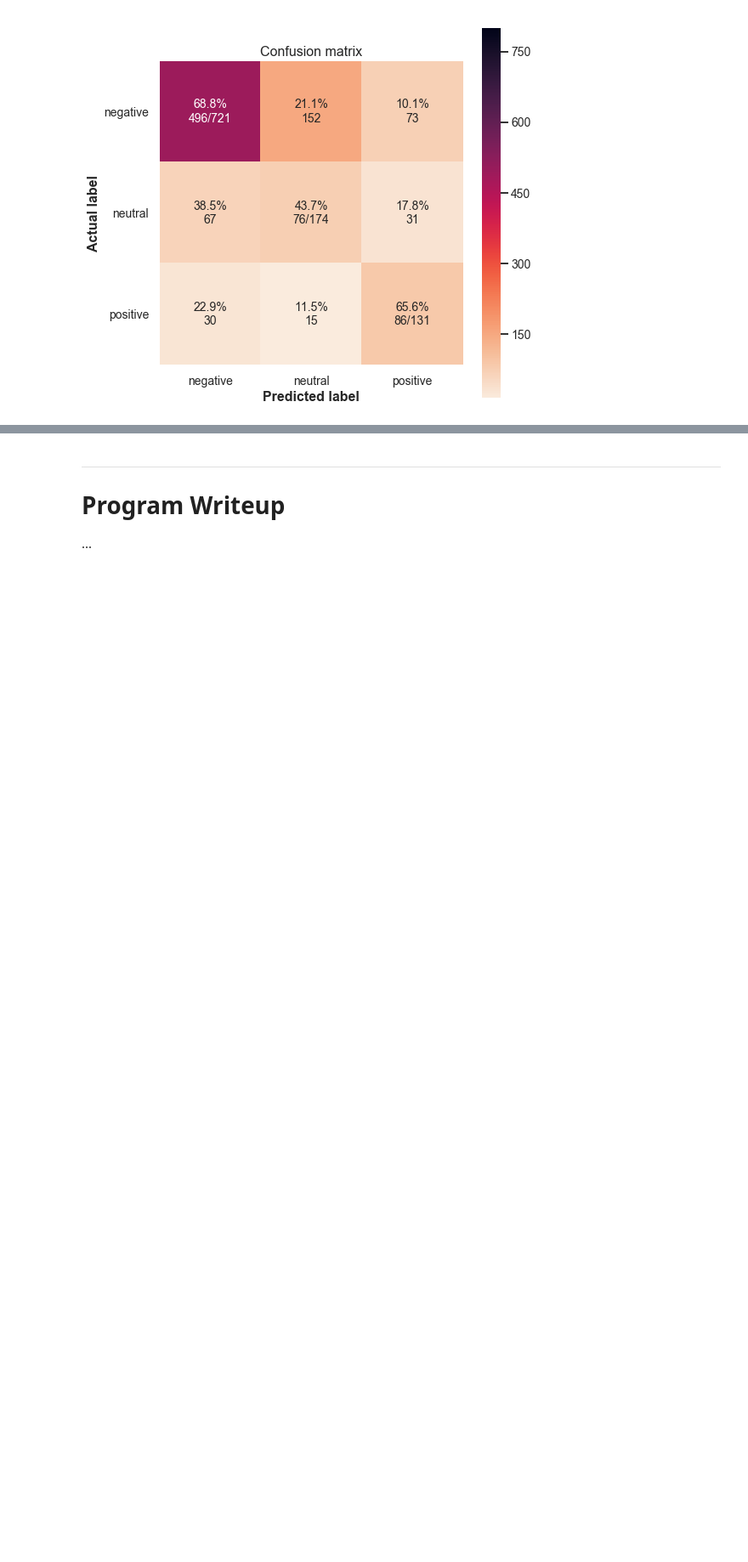
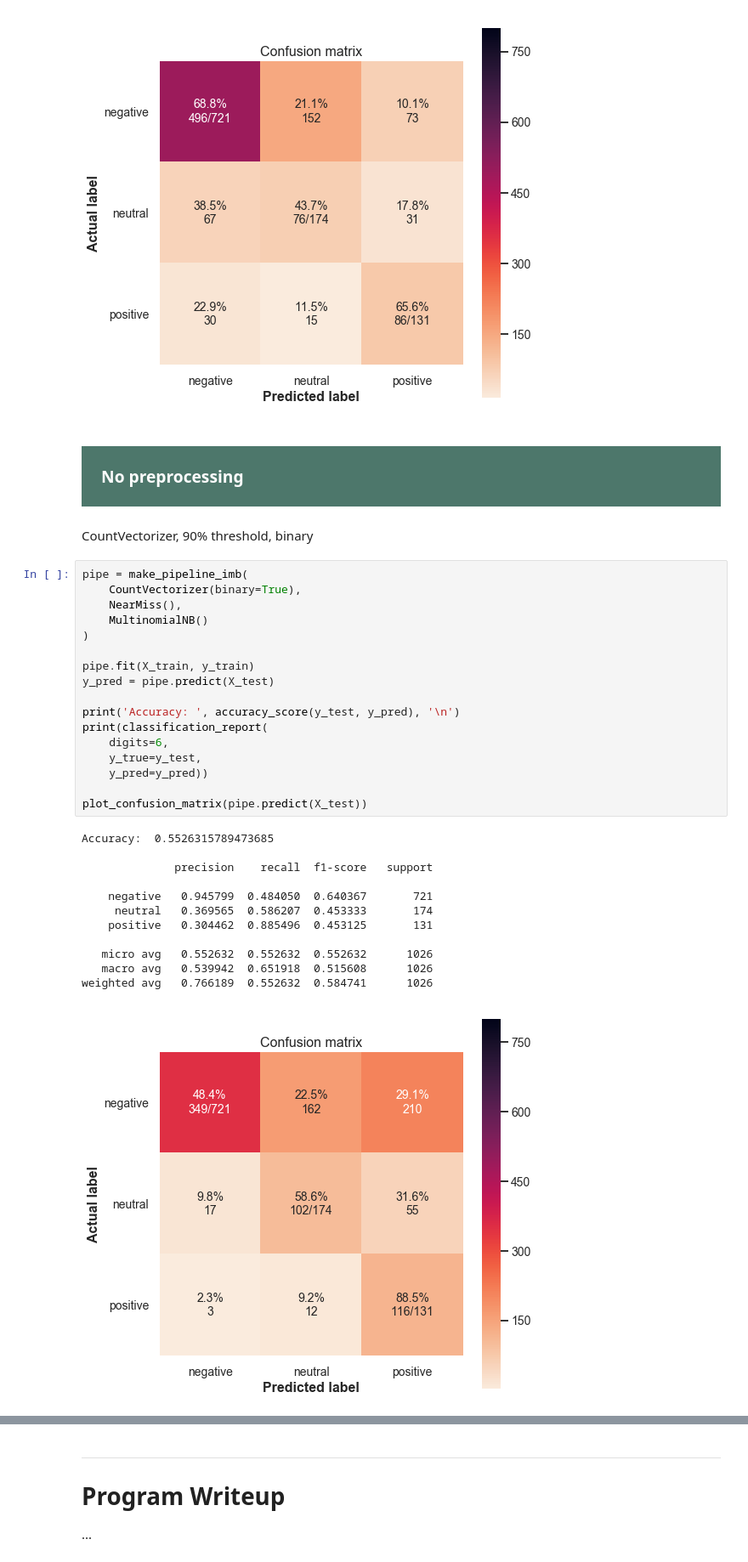
Before and after one commit to kayeval/Sentiment-Analysis, a Jupyter notebook: [INTRNLP] PE4 - Sentiment Analysis Tests.ipynb, the cells around one changed output, grey strips where cells are left out. Shown at 85% size. Drawn from its saved outputs; the diff is of its cells as text; blank space fills up the shorter version.

```diff
--- a/[INTRNLP] PE4 - Sentiment Analysis Tests.ipynb
+++ b/[INTRNLP] PE4 - Sentiment Analysis Tests.ipynb
@@ -603,3 +653,37 @@ Accuracy:  0.6413255360623782
    macro avg   0.533938  0.593735  0.551760      1026
 weighted avg   0.698613  0.641326  0.660755      1026
 [figure]
+# %% [markdown]
+### <div style="background-color: #4D776B; color: #fcfcfc; padding: 1.2em;"><span style="float: right;">No preprocessing</span></div>
+# %% [markdown]
+CountVectorizer, 90% threshold, binary
+# %%
+pipe = make_pipeline_imb(
+    CountVectorizer(binary=True),
+    NearMiss(),
+    MultinomialNB()
+)
+
+pipe.fit(X_train, y_train)
+y_pred = pipe.predict(X_test)
+
+print('Accuracy: ', accuracy_score(y_test, y_pred), '\n')
+print(classification_report(
+    digits=6,
+    y_true=y_test,
+    y_pred=y_pred))
+
+plot_confusion_matrix(pipe.predict(X_test))
+# %% [output]
+Accuracy:  0.5526315789473685
+
+              precision    recall  f1-score   support
+
+    negative   0.945799  0.484050  0.640367       721
+     neutral   0.369565  0.586207  0.453333       174
+    positive   0.304462  0.885496  0.453125       131
+
+   micro avg   0.552632  0.552632  0.552632      1026
+   macro avg   0.539942  0.651918  0.515608      1026
+weighted avg   0.766189  0.552632  0.584741      1026
+[figure, added]
```
Also changed, not shown: parts of 65 cells of this notebook, 2 other files.
